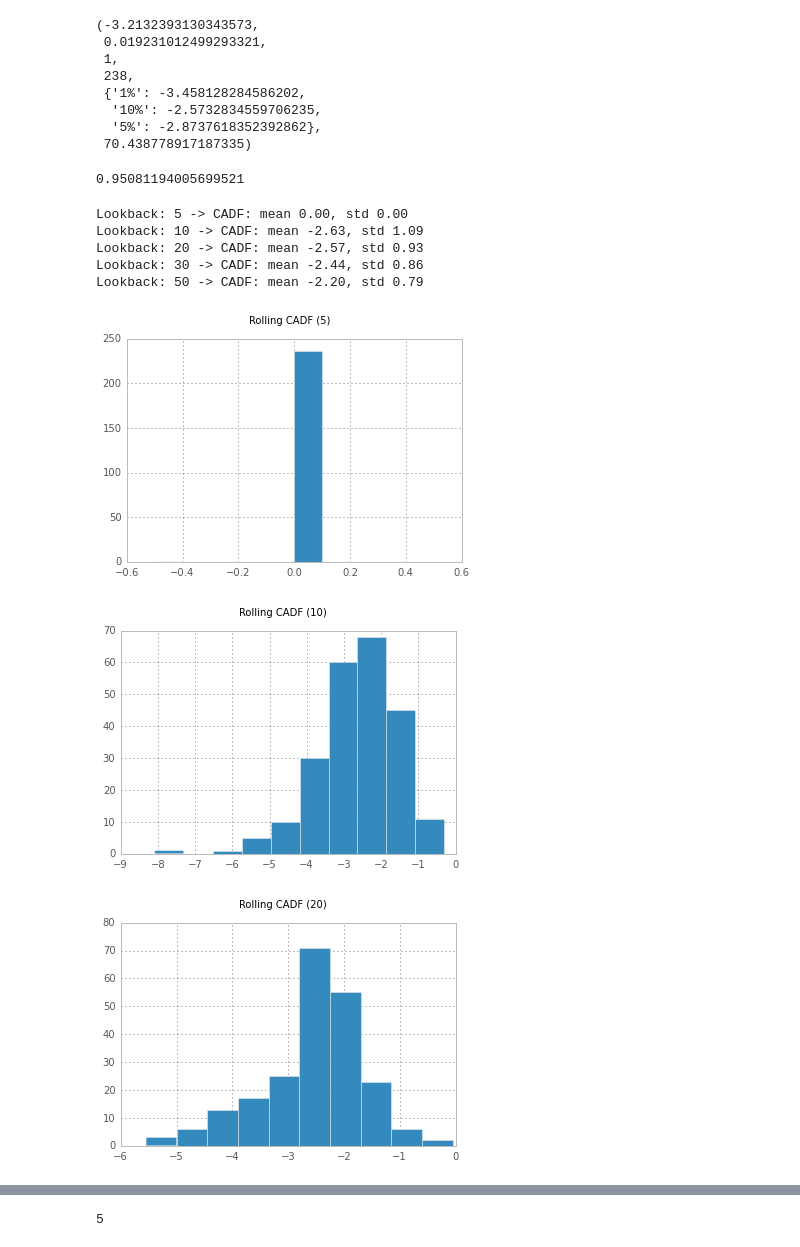
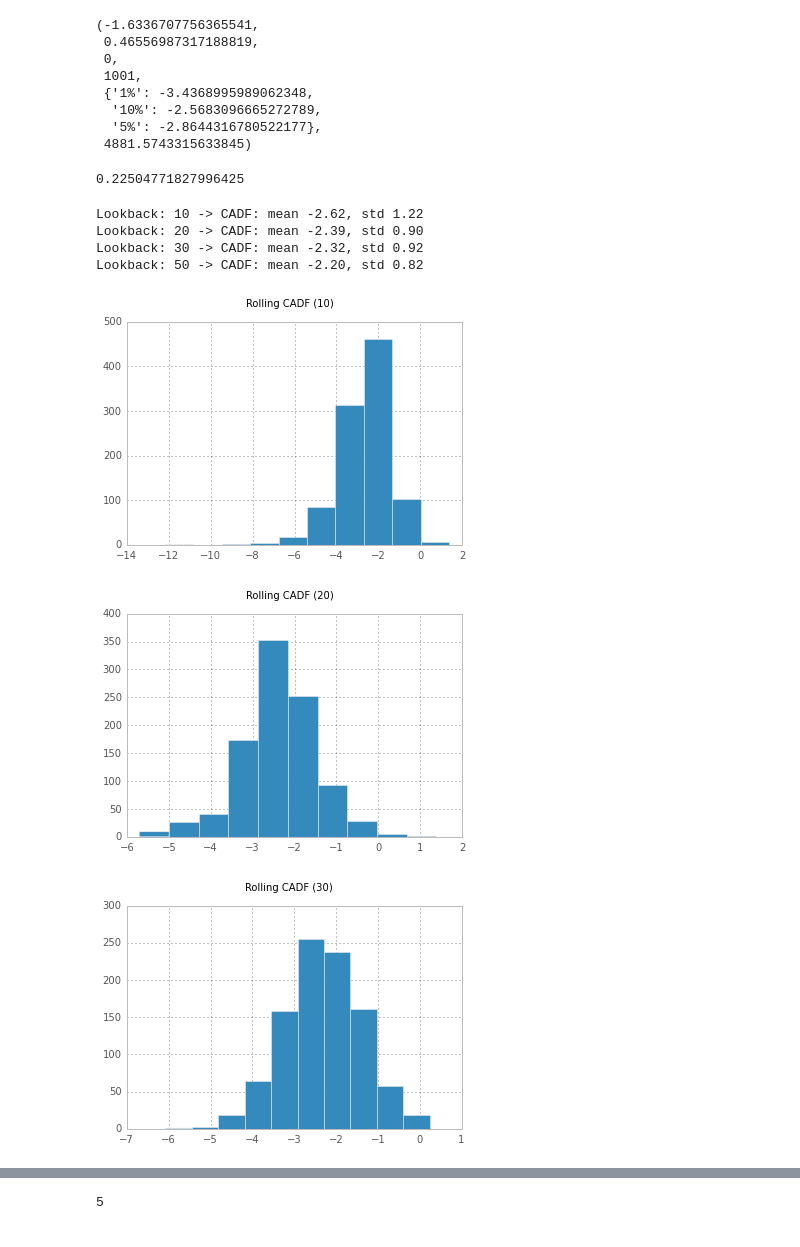
Before and after one commit to davidells/mypy, a Jupyter notebook: finance/mean_reversion_explore.ipynb, the cells around one changed output, grey strips where cells are left out. Cells and saved outputs as stored; diff of their text form; code cells hidden in the pictures.

```diff
--- a/finance/mean_reversion_explore.ipynb
+++ b/finance/mean_reversion_explore.ipynb
@@ -15,7 +15,7 @@ import util
 # %%
 #start_dt = datetime.datetime(2006, 4, 26)
 #end_dt = datetime.datetime(2012, 4, 9)
-start_dt = datetime.datetime(2015, 1, 1)
+start_dt = datetime.datetime(2012, 1, 1)
 end_dt = datetime.datetime(2015, 12, 31)
 # %%
 # Interesting:
@@ -53,45 +53,44 @@ universe = pd.DataFrame({'x': x, 'y': y})
 # Run a CADF and get better than 95%
 mr.cadf(x, y, method="tls", regression="c")
 # %% [output]
-(-3.2132393130343573,
- 0.019231012499293321,
- 1,
- 238,
- {'1%': -3.458128284586202,
-  '10%': -2.5732834559706235,
-  '5%': -2.8737618352392862},
- 70.438778917187335)
+(-1.6336707756365541,
+ 0.46556987317188819,
+ 0,
+ 1001,
+ {'1%': -3.4368995989062348,
+  '10%': -2.5683096665272789,
+  '5%': -2.8644316780522177},
+ 4881.5743315633845)
 # %%
 x.corr(y)
 # %% [output]
-0.95081194005699521
+0.22504771827996425
 # %%
 # There may be something to watching CADF over time instead
 def cadf(win):
     return mr.cadf(
         win.x,
         win.y,
         method="tls",
         regression="c")[0]
 
 # Free param
-for cadf_lookback in [5, 10, 20, 30, 50]:
+for cadf_lookback in [10, 20, 30, 50]:
     rolling_cadf = util.rolling_apply(
         universe, cadf_lookback, cadf)
 
     # We hope to see a mean down below -2 and -2.5, since this is where test
     # values start to get significant for the CADF test.
     plt.figure()
     plt.suptitle('Rolling CADF (%d)' % cadf_lookback)
     rolling_cadf.hist()
     print 'Lookback: %d -> CADF: mean %.2f, std %.2f' % (
         cadf_lookback, rolling_cadf.mean(), rolling_cadf.std())
 # %% [output]
-Lookback: 5 -> CADF: mean 0.00, std 0.00
-Lookback: 10 -> CADF: mean -2.63, std 1.09
-Lookback: 20 -> CADF: mean -2.57, std 0.93
-Lookback: 30 -> CADF: mean -2.44, std 0.86
-Lookback: 50 -> CADF: mean -2.20, std 0.79
+Lookback: 10 -> CADF: mean -2.62, std 1.22
+Lookback: 20 -> CADF: mean -2.39, std 0.90
+Lookback: 30 -> CADF: mean -2.32, std 0.92
+Lookback: 50 -> CADF: mean -2.20, std 0.82
-[figure, old version]
+[figure, new version]
-[figure, old version]
+[figure, new version]
-[figure, old version]
+[figure, new version]
```
Also changed, not shown: parts of 16 cells of this notebook, 10 other files.
